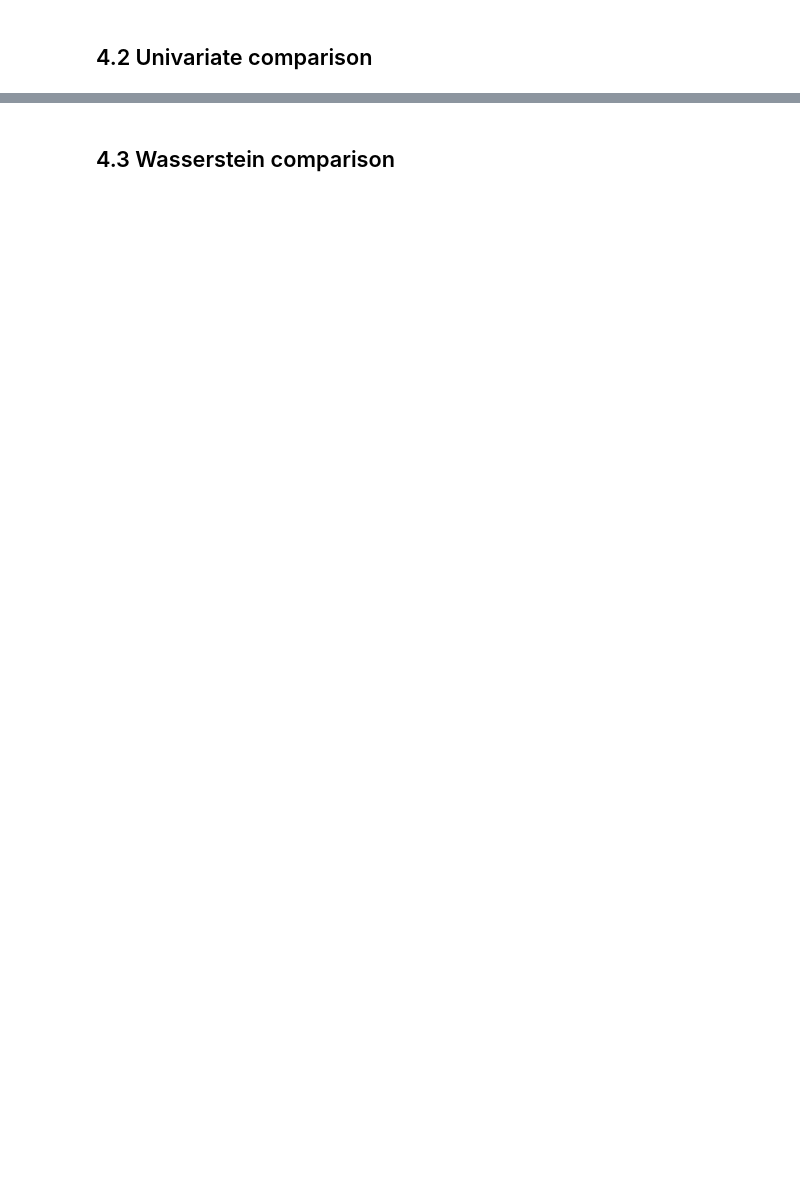
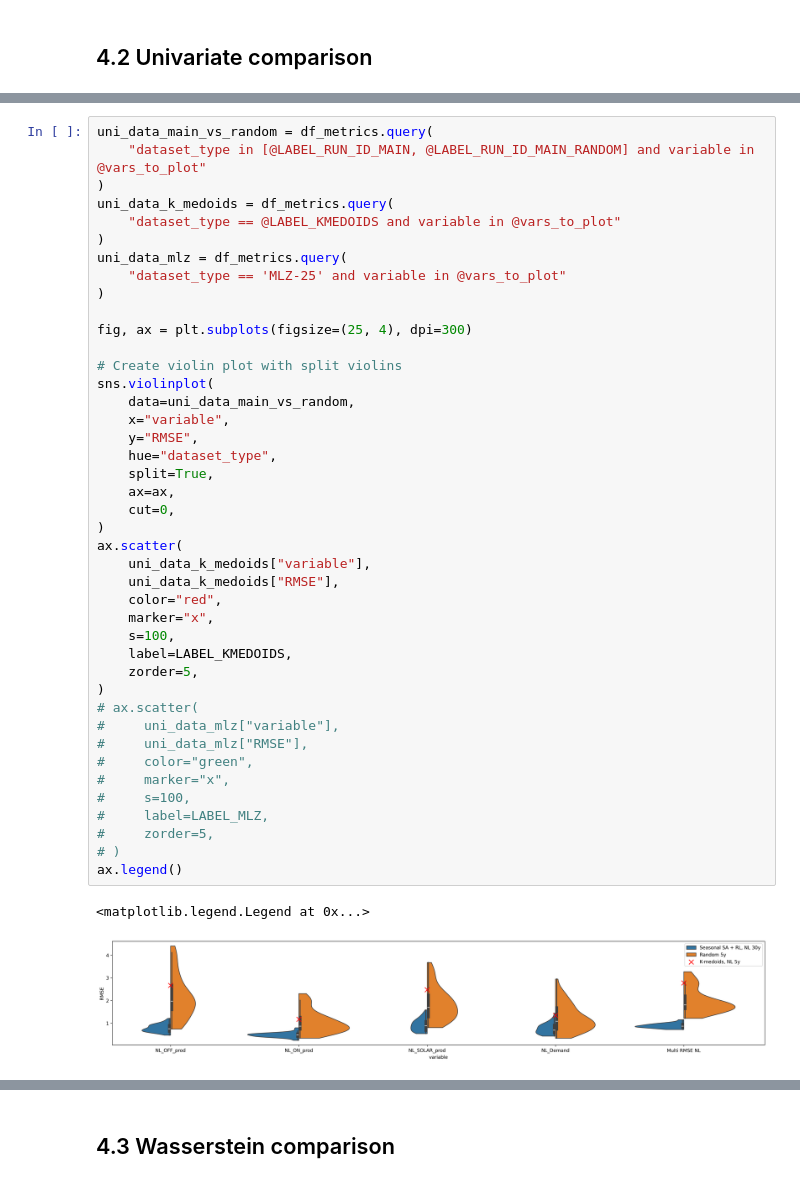
Before and after one commit to bramvanduinen/ClimateYearSelection, a Jupyter notebook: notebooks/04a_evaluate_sa_and_k_medoids.ipynb, the cells around one changed output, grey strips where cells are left out. Saved outputs shown, nothing was run; the diff lists cells and outputs as text; blank space fills up the shorter version.

```diff
--- a/notebooks/04a_evaluate_sa_and_k_medoids.ipynb
+++ b/notebooks/04a_evaluate_sa_and_k_medoids.ipynb
@@ -504,0 +379,45 @@ ax.legend()
+# %%
+uni_data_main_vs_random = df_metrics.query(
+    "dataset_type in [@LABEL_RUN_ID_MAIN, @LABEL_RUN_ID_MAIN_RANDOM] and variable in @vars_to_plot"
+)
+uni_data_k_medoids = df_metrics.query(
+    "dataset_type == @LABEL_KMEDOIDS and variable in @vars_to_plot"
+)
+uni_data_mlz = df_metrics.query(
+    "dataset_type == 'MLZ-25' and variable in @vars_to_plot"
+)
+
+fig, ax = plt.subplots(figsize=(25, 4), dpi=300)
+
+# Create violin plot with split violins
+sns.violinplot(
+    data=uni_data_main_vs_random,
+    x="variable",
+    y="RMSE",
+    hue="dataset_type",
+    split=True,
+    ax=ax,
+    cut=0,
+)
+ax.scatter(
+    uni_data_k_medoids["variable"],
+    uni_data_k_medoids["RMSE"],
+    color="red",
+    marker="x",
+    s=100,
+    label=LABEL_KMEDOIDS,
+    zorder=5,
+)
+# ax.scatter(
+#     uni_data_mlz["variable"],
+#     uni_data_mlz["RMSE"],
+#     color="green",
+#     marker="x",
+#     s=100,
+#     label=LABEL_MLZ,
+#     zorder=5,
+# )
+ax.legend()
+# %% [output]
+<matplotlib.legend.Legend at 0x...>
+[figure, added]
```
Also changed, not shown: parts of 39 cells of this notebook, 15 other files.
